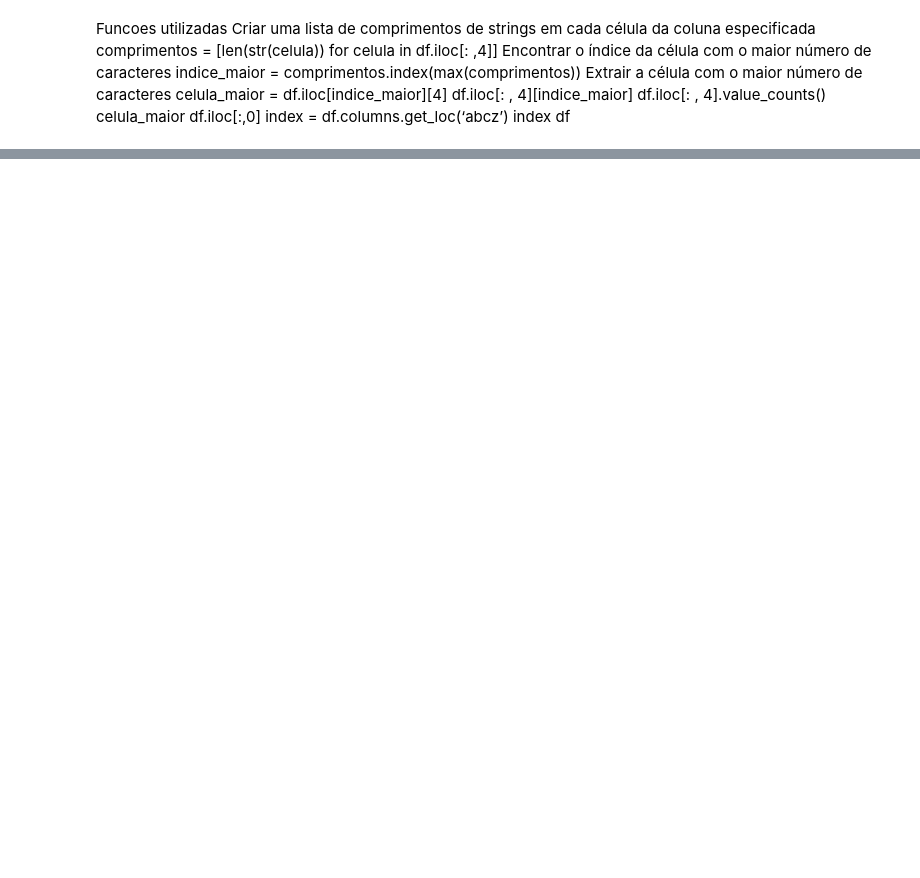
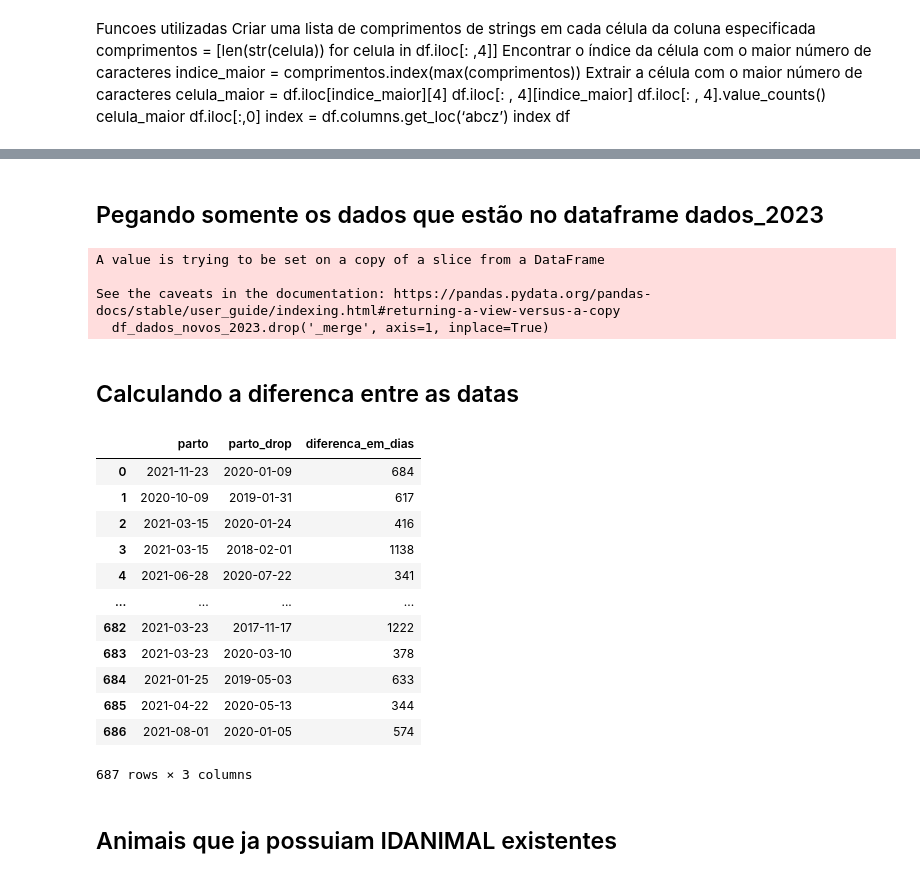
Before and after one commit to macheuz/dados_PNMGL, a Jupyter notebook: leituraPnmgl.ipynb, the cells around one changed output, grey strips where cells are left out. Saved outputs shown, nothing was run; the diff lists cells and outputs as text; code cells hidden in the pictures; blank space fills up the shorter version.

```diff
--- a/leituraPnmgl.ipynb
+++ b/leituraPnmgl.ipynb
@@ -137,0 +25,4 @@ Dataframe com as vacas que tiveram alteracao
+# %%
+pedigree = pd.read_csv("pedrigree - Girolando - 17-02-2023.txt", encoding='ISO-8859-1')
+dados_2023 = pd.read_csv("PNMGL - Dados girolando - 17-02-23.txt", encoding='ISO-8859-1')
+dados_2022 = pd.read_csv("PNMGL - Dados_old - 17-02-2023.txt", encoding='ISO-8859-1')
@@ -137,0 +41,54 @@ Dataframe com as vacas que tiveram alteracao
+# %%
+df_dados_repetidos_entre_2022_2023 = pd.merge(dados_2023, dados_2022, on=['IDANIMAL', 'AP', 'MP','L305', 'LTOT', 'L365', 'ME', 'AE', 'CAUSA'],suffixes=('', '_drop'))
+df_dados_repetidos_entre_2022_2023 = df_dados_repetidos_entre_2022_2023.drop(df_dados_repetidos_entre_2022_2023.filter(regex='_drop$').columns, axis=1)
+df_dados_repetidos_entre_2022_2023 = df_dados_repetidos_entre_2022_2023.drop_duplicates()
+# %% [markdown]
+
+
+
+## Pegando somente os dados que estão no dataframe dados_2023
+# %%
+# faz o merge entre os dois dataframes, o dados com os dados repetidos
+df_merge = pd.merge(dados_2023, df_dados_repetidos_entre_2022_2023, how='left', indicator=True, suffixes=('', '_drop'))
+
+# filtra somente as linhas que estão no dataframe da esquerda
+df_dados_novos_2023 = df_merge[df_merge['_merge'] == 'left_only']
+
+# remove a coluna "_merge"
+df_dados_novos_2023.drop('_merge', axis=1, inplace=True)
+
+df_dados_novos_2023 = df_dados_novos_2023.drop(df_merge.filter(regex='_drop$').columns, axis=1)
+df_dados_novos_2023 = df_dados_novos_2023.drop_duplicates()
+df_dados_novos_2023
+# %% [output]
+A value is trying to be set on a copy of a slice from a DataFrame
+
+See the caveats in the documentation: https://pandas.pydata.org/pandas-docs/stable/user_guide/indexing.html#returning-a-view-versus-a-copy
+  df_dados_novos_2023.drop('_merge', axis=1, inplace=True)
+# %% [markdown]
+## Calculando a diferenca entre as datas
+# %%
+
+mesclado = pd.merge(df_dados_novos_2023, dados_2022, on=['IDANIMAL'], suffixes=('', '_drop'))
+mesclado = mesclado.drop_duplicates()
+#mesclado = mesclado.drop(mesclado.filter(regex='_drop$').columns, axis=1)
+mesclado[['parto', 'parto_drop']] = mesclado[['parto', 'parto_drop']].astype(str)
+mesclado[['parto', 'parto_drop']] = mesclado[['parto', 'parto_drop']].apply(pd.to_datetime)
+mesclado['diferenca_em_dias'] = (mesclado['parto'] - mesclado['parto_drop']).dt.days
+mesclado[['parto', 'parto_drop', 'diferenca_em_dias']]
+# %% [output]
+|  | parto | parto_drop | diferenca_em_dias |
+| 0 | 2021-11-23 | 2020-01-09 | 684 |
+| 1 | 2020-10-09 | 2019-01-31 | 617 |
+| 2 | 2021-03-15 | 2020-01-24 | 416 |
+| 3 | 2021-03-15 | 2018-02-01 | 1138 |
+| 4 | 2021-06-28 | 2020-07-22 | 341 |
+| ... | ... | ... | ... |
+| 682 | 2021-03-23 | 2017-11-17 | 1222 |
+| 683 | 2021-03-23 | 2020-03-10 | 378 |
+| 684 | 2021-01-25 | 2019-05-03 | 633 |
+| 685 | 2021-04-22 | 2020-05-13 | 344 |
+| 686 | 2021-08-01 | 2020-01-05 | 574 |
+687 rows × 3 columns
+# %% [markdown]
+## Animais que ja possuiam IDANIMAL existentes
```
Also changed, not shown: parts of 35 cells of this notebook.
